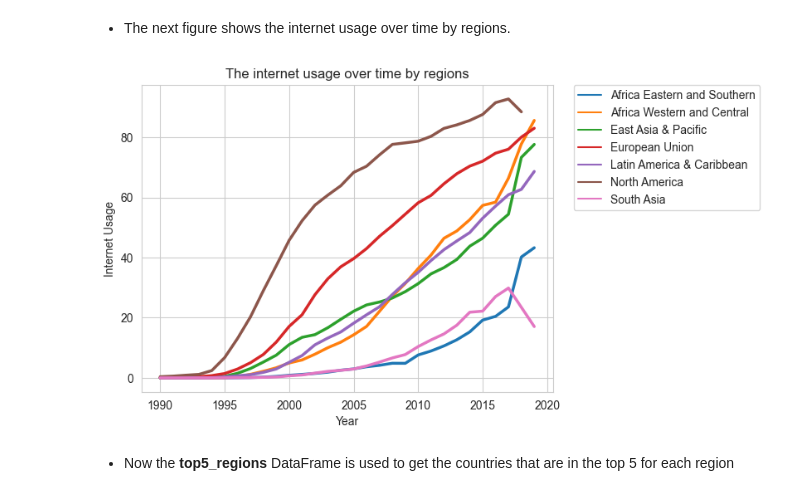
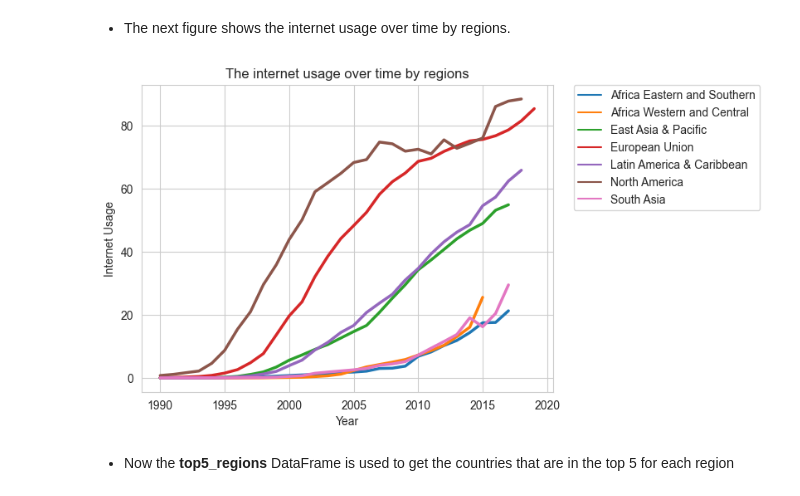
Before and after one commit to edolivasan/datacamp_competition_how_much_of_the_world_has_access_to_the_internet, a Jupyter notebook: how_much_of_the_world_has_access_to_the_internet_analysis.ipynb, the cells around one changed output. Cells and saved outputs as stored; diff of their text form; code cells hidden in the pictures.

```diff
--- a/how_much_of_the_world_has_access_to_the_internet_analysis.ipynb
+++ b/how_much_of_the_world_has_access_to_the_internet_analysis.ipynb
@@ -266,0 +269,4 @@ df_country_broadband = broadband.loc[
+# %%
+df_regions_internet = internet.loc[
+    ~only_countries_internet
+].sort_values(by=['Entity', 'Year']).reset_index(drop=True)
@@ -924,13 +947,19 @@ top5_regions[['Year', 'Internet_Usage']].sort_values(
+# %%
+df_7_regions_internet = df_regions_internet.loc[
+    df_regions_internet['Entity'].isin(['Africa Eastern and Southern', 'Africa Western and Central',
+                                       'Latin America & Caribbean', 'East Asia & Pacific', 'South Asia',
+                                       'North America', 'European Union'])
+]
 # %% [markdown]
 - The next figure shows the internet usage over time by regions.
-# %%
-ax = sns.lineplot(data=df_country_internet, x='Year', y='Internet_Usage', hue='Region', ci=None, linewidth=2.5)
-plt.legend(bbox_to_anchor=(1.05, 1), loc='upper left', borderaxespad=0)
-ax.set(ylabel='Internet Usage')
-ax.set(title='The internet usage over time by regions')
-plt.show()
-# %% [output]
-[figure, removed]
+# %%
+ax = sns.lineplot(data=df_7_regions_internet, x='Year', y='Internet_Usage', hue='Entity', linewidth=2.5)
+plt.legend(bbox_to_anchor=(1.05, 1), loc='upper left', borderaxespad=0)
+ax.set(ylabel='Internet Usage')
+ax.set(title='The internet usage over time by regions')
+plt.show()
+# %% [output]
+[figure, added]
 # %% [markdown]
 - Now the **top5_regions** DataFrame is used to get the countries that are in the top 5 for each region
 # %%
```
Also changed, not shown: parts of 6 cells of this notebook.
